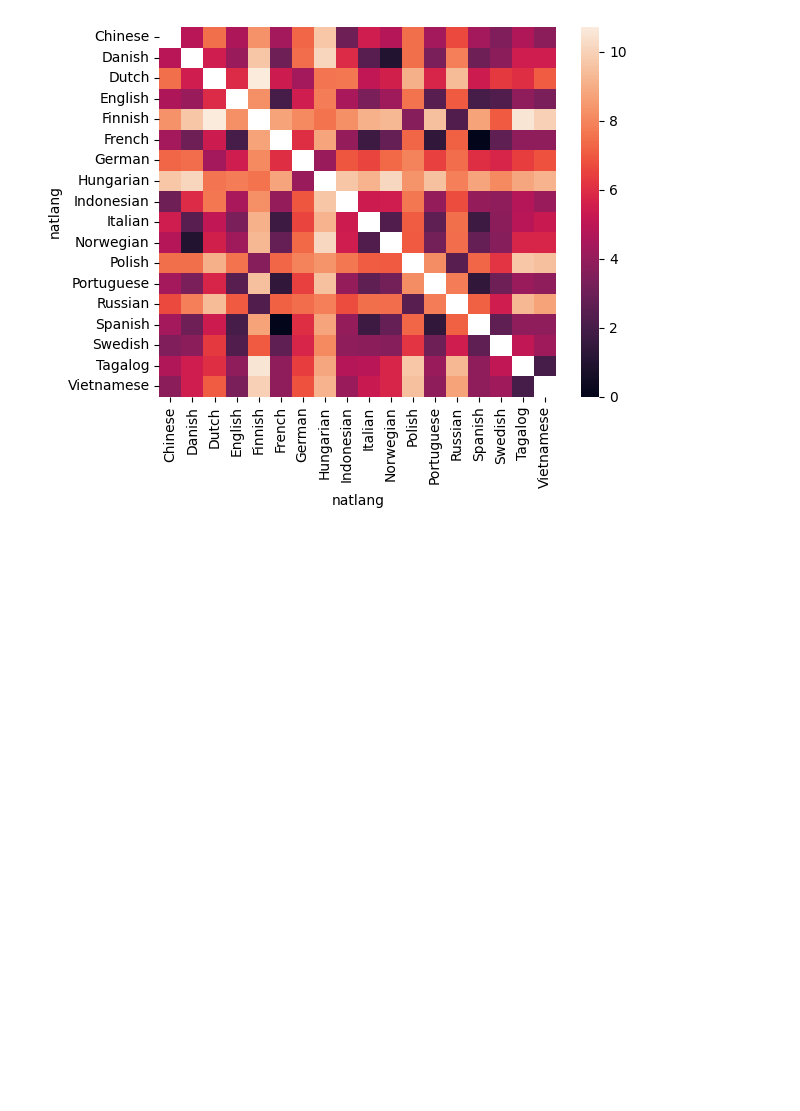
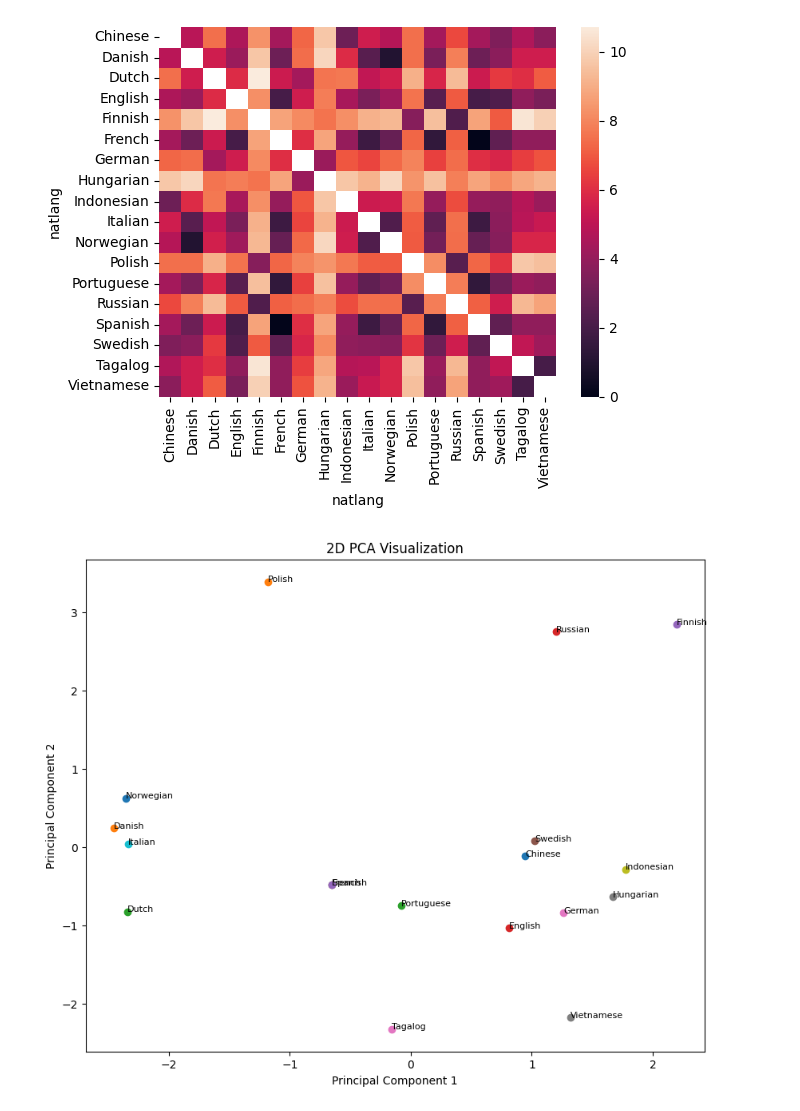
Before and after one commit to ifaul/ifaul.github.io, a Jupyter notebook: lang_acquire_milestone2_11_06.ipynb, the cells around one changed output. Saved outputs shown, nothing was run; the diff lists cells and outputs as text; code cells hidden in the pictures; blank space fills up the shorter version.

```diff
--- a/lang_acquire_milestone2_11_06.ipynb
+++ b/lang_acquire_milestone2_11_06.ipynb
@@ -660,3 +681,40 @@ sns.heatmap(df_features_quant)
 # %% [output]
 <Axes: xlabel='natlang', ylabel='natlang'>
 [figure]
+# %%
+from sklearn.decomposition import PCA
+
+pca = PCA(n_components=2)
+
+# Find distances between languages based on syntactic features
+df_features = df_features[df_features['natlang'].isin(df_lang_tidy_20)]
+df_features_quant = df_features[['lang_order_value', 'case_num_value',
+                                  'perfective_aspect_value', 'past_tense_value', 'future_tense_value',
+                                  'indef_art_value', 'def_article_value']].fillna(0)
+# Standardize data
+scaler = StandardScaler()
+scaler.fit(df_features_quant)
+df_features_sc = scaler.transform(df_features_quant)
+
+# Fit the PCA model to the scaled data
+principal_components = pca.fit_transform(df_features_sc)
+
+# Create a DataFrame with the principal components
+df_PCA = pd.DataFrame(data=principal_components, columns=['PC1', 'PC2'])
+
+# Plot results
+plt.figure(figsize=(10, 8))  # Adjust figure size if needed
+
+# Scatter plot with labels
+for i, language in enumerate(df_features['natlang']):
+    x = df_PCA.loc[i, 'PC1']
+    y = df_PCA.loc[i, 'PC2']
+    plt.scatter(x, y)
+    plt.text(x, y, language, fontsize=8)
+
+plt.xlabel('Principal Component 1')
+plt.ylabel('Principal Component 2')
+plt.title('2D PCA Visualization')
+plt.show()
+# %% [output]
+[figure, added]
```
Also changed, not shown: parts of 3 cells of this notebook.
